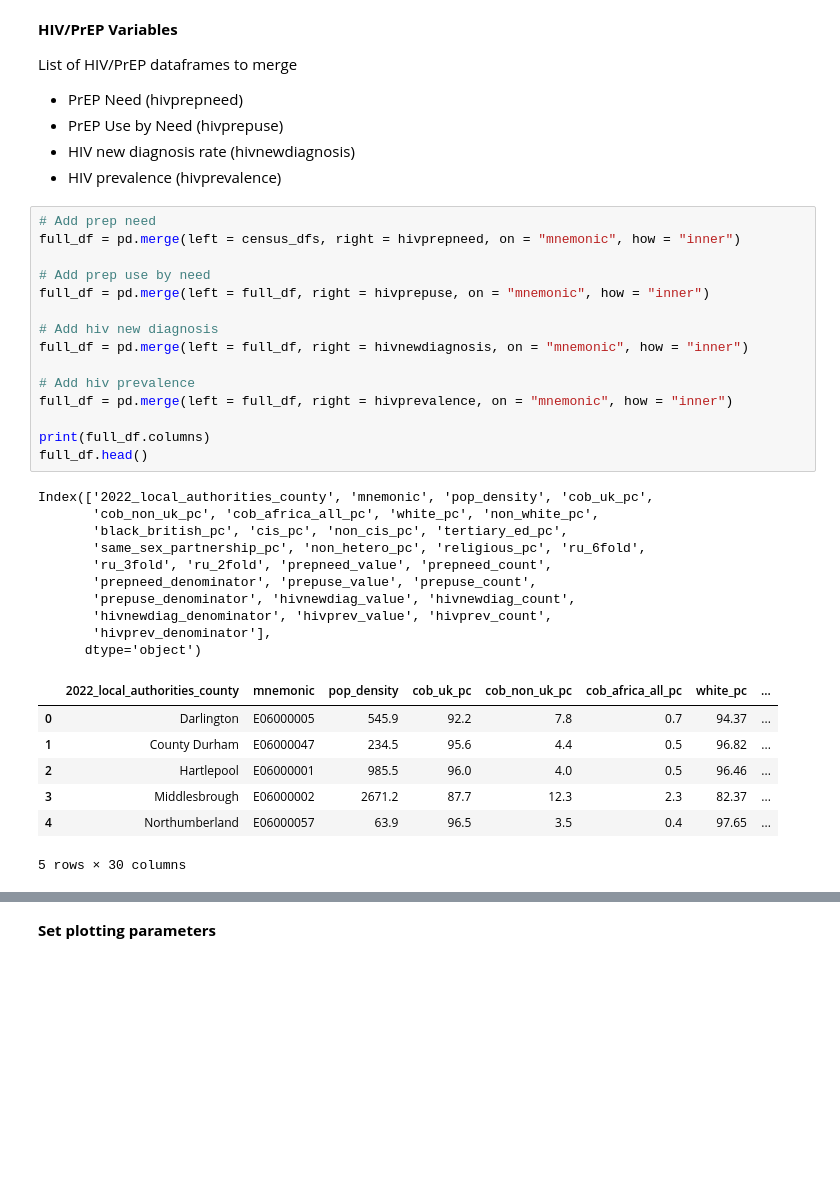
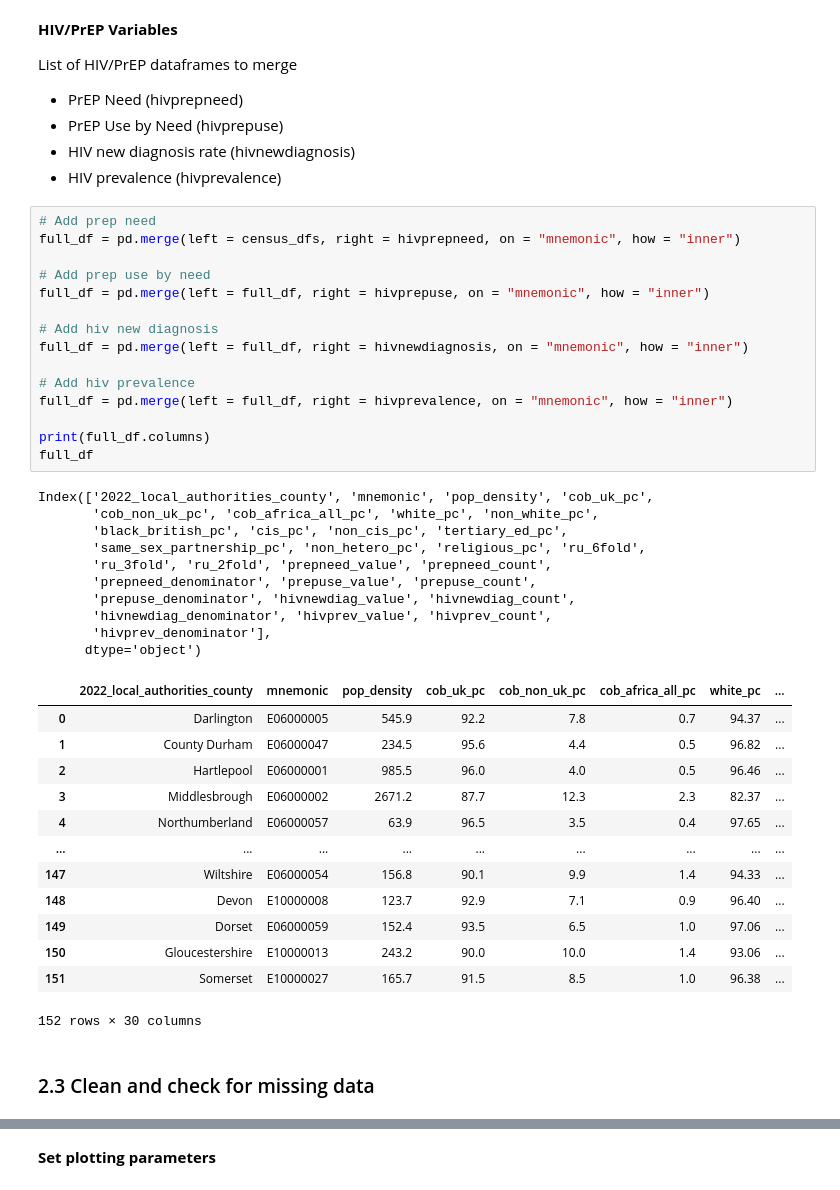
Before and after one commit to joepost/CASA0007_MajorAssessment, a Jupyter notebook: python_notebook.ipynb, the cells around one changed output, grey strips where cells are left out. Drawn from its saved outputs; the diff is of its cells as text; blank space fills up the shorter version.

```diff
--- a/python_notebook.ipynb
+++ b/python_notebook.ipynb
@@ -574,32 +579,40 @@ List of HIV/PrEP dataframes to merge
 # Add prep need
 full_df = pd.merge(left = census_dfs, right = hivprepneed, on = "mnemonic", how = "inner")
 
 # Add prep use by need
 full_df = pd.merge(left = full_df, right = hivprepuse, on = "mnemonic", how = "inner")
 
 # Add hiv new diagnosis
 full_df = pd.merge(left = full_df, right = hivnewdiagnosis, on = "mnemonic", how = "inner")
 
 # Add hiv prevalence
 full_df = pd.merge(left = full_df, right = hivprevalence, on = "mnemonic", how = "inner")
 
 print(full_df.columns)
-full_df.head()
+full_df
 # %% [output]
 Index(['2022_local_authorities_county', 'mnemonic', 'pop_density', 'cob_uk_pc',
        'cob_non_uk_pc', 'cob_africa_all_pc', 'white_pc', 'non_white_pc',
        'black_british_pc', 'cis_pc', 'non_cis_pc', 'tertiary_ed_pc',
        'same_sex_partnership_pc', 'non_hetero_pc', 'religious_pc', 'ru_6fold',
        'ru_3fold', 'ru_2fold', 'prepneed_value', 'prepneed_count',
        'prepneed_denominator', 'prepuse_value', 'prepuse_count',
        'prepuse_denominator', 'hivnewdiag_value', 'hivnewdiag_count',
        'hivnewdiag_denominator', 'hivprev_value', 'hivprev_count',
        'hivprev_denominator'],
       dtype='object')
 |  | 2022_local_authorities_county | mnemonic | pop_density | cob_uk_pc | cob_non_uk_pc | cob_africa_all_pc | white_pc | ... |
 | 0 | Darlington | E06000005 | 545.9 | 92.2 | 7.8 | 0.7 | 94.37 | ... |
 | 1 | County Durham | E06000047 | 234.5 | 95.6 | 4.4 | 0.5 | 96.82 | ... |
 | 2 | Hartlepool | E06000001 | 985.5 | 96.0 | 4.0 | 0.5 | 96.46 | ... |
 | 3 | Middlesbrough | E06000002 | 2671.2 | 87.7 | 12.3 | 2.3 | 82.37 | ... |
 | 4 | Northumberland | E06000057 | 63.9 | 96.5 | 3.5 | 0.4 | 97.65 | ... |
+| ... | ... | ... | ... | ... | ... | ... | ... | ... |
+| 147 | Wiltshire | E06000054 | 156.8 | 90.1 | 9.9 | 1.4 | 94.33 | ... |
+| 148 | Devon | E10000008 | 123.7 | 92.9 | 7.1 | 0.9 | 96.40 | ... |
+| 149 | Dorset | E06000059 | 152.4 | 93.5 | 6.5 | 1.0 | 97.06 | ... |
+| 150 | Gloucestershire | E10000013 | 243.2 | 90.0 | 10.0 | 1.4 | 93.06 | ... |
+| 151 | Somerset | E10000027 | 165.7 | 91.5 | 8.5 | 1.0 | 96.38 | ... |
-5 rows × 30 columns
+152 rows × 30 columns
+# %% [markdown]
+### 2.3 Clean and check for missing data
```
Also changed, not shown: parts of 31 cells of this notebook.
